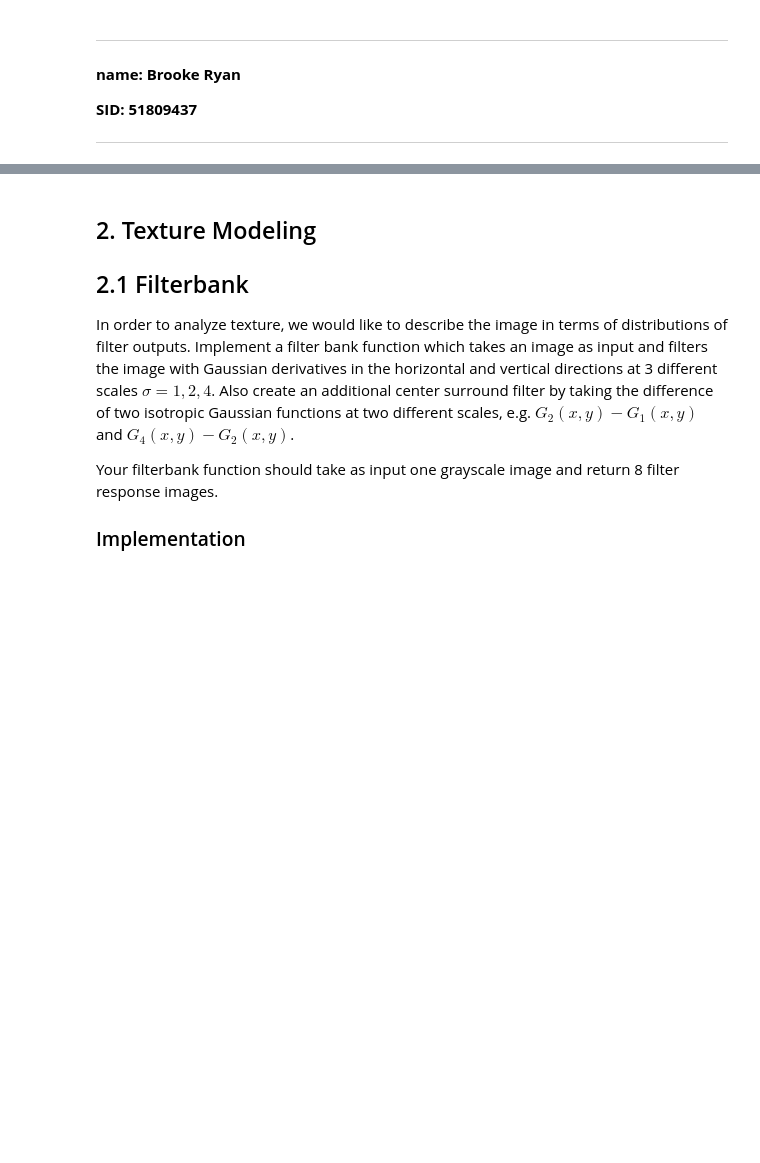
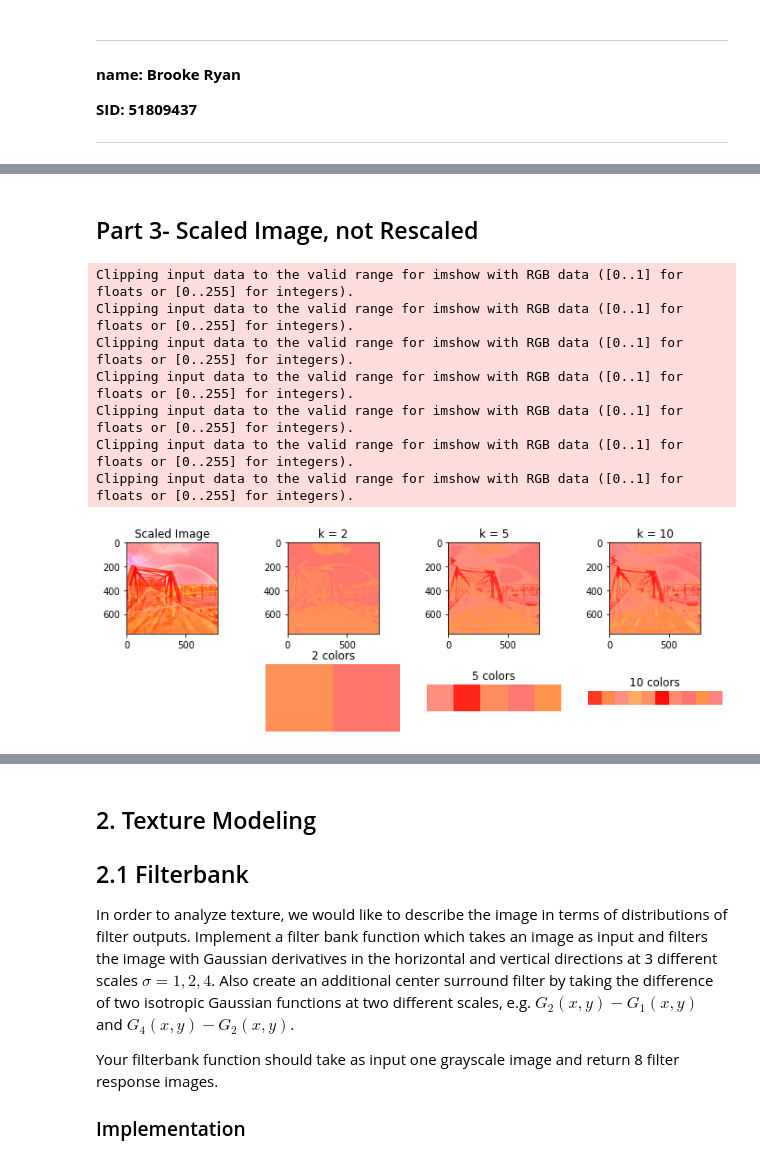
Before and after one commit to brookekelseyryan/Image-Understanding-CS-216, a Jupyter notebook: Homework3/assignment3.ipynb, the cells around one changed output, grey strips where cells are left out. Saved outputs shown, nothing was run; the diff lists cells and outputs as text; code cells hidden in the pictures; blank space fills up the shorter version.

```diff
--- a/Homework3/assignment3.ipynb
+++ b/Homework3/assignment3.ipynb
@@ -105,0 +158,27 @@ for i, k in enumerate(k):
+# %% [markdown]
+## Part 3- Scaled Image, not Rescaled
+# %%
+k = [2, 5, 10]
+fig, ax = plt.subplots(2, 4, figsize=(12, 4))
+image = Image.open("rainbow_bridge.jpg")
+
+ax[0,0].imshow(scale(image))
+ax[0,0].set_title("Scaled Image")
+ax[1,0].set_visible(False)
+
+for i, k in enumerate(k):
+    img, colors = color_quantization(image, k, scale_R=True)
+    ax[0, i+1].imshow(img)
+    ax[0, i+1].set_title("k = {k}".format(k=k))
+    ax[1, i+1].imshow(colors[np.newaxis, :, :])
+    ax[1, i+1].axis('off')
+    ax[1, i+1].set_title("{k} colors".format(k=k))
+# %% [output]
+Clipping input data to the valid range for imshow with RGB data ([0..1] for floats or [0..255] for integers).
+Clipping input data to the valid range for imshow with RGB data ([0..1] for floats or [0..255] for integers).
+Clipping input data to the valid range for imshow with RGB data ([0..1] for floats or [0..255] for integers).
+Clipping input data to the valid range for imshow with RGB data ([0..1] for floats or [0..255] for integers).
+Clipping input data to the valid range for imshow with RGB data ([0..1] for floats or [0..255] for integers).
+Clipping input data to the valid range for imshow with RGB data ([0..1] for floats or [0..255] for integers).
+Clipping input data to the valid range for imshow with RGB data ([0..1] for floats or [0..255] for integers).
+[figure, added]
```
Also changed, not shown: parts of 18 cells of this notebook.
